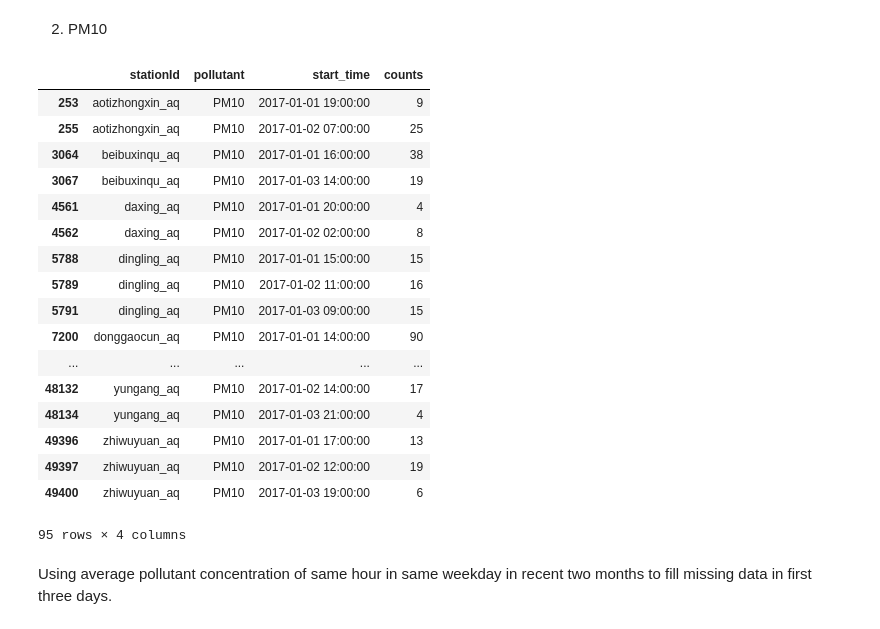
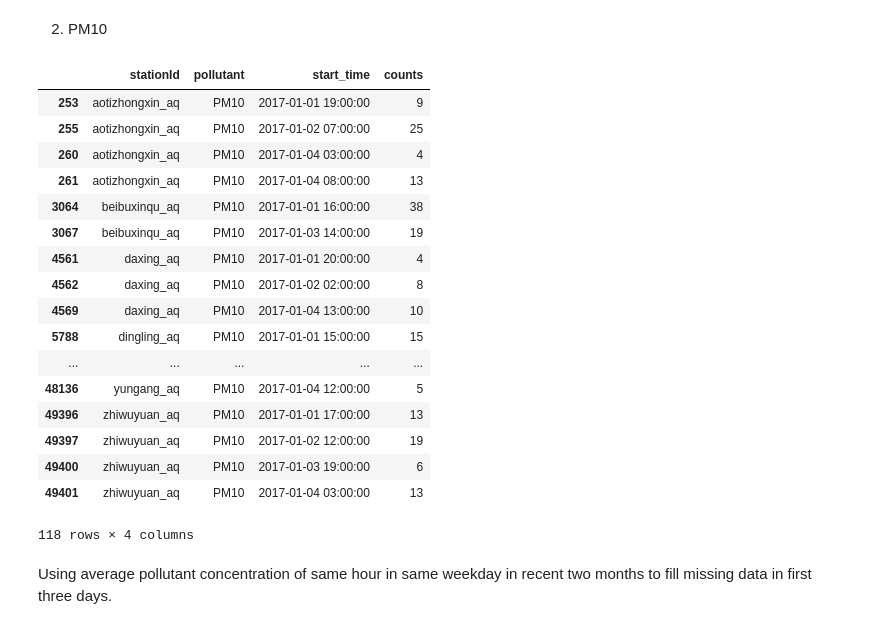
Before and after one commit to JulieYao0754/5002_GroupProject, a Jupyter notebook: Air_Quality_Preprocessing.ipynb, the cells around one changed output. Drawn from its saved outputs; the diff is of its cells as text; code cells hidden in the pictures.

```diff
--- a/Air_Quality_Preprocessing.ipynb
+++ b/Air_Quality_Preprocessing.ipynb
@@ -651,26 +657,26 @@ fill_firstdays(air_quality, 'PM2.5')
 # %%
 lost_hour_record[(lost_hour_record['pollutant']=='PM10') & \
                  (lost_hour_record['counts']>3) & \
-                 (lost_hour_record['start_time']<='2017-01-04 00:00:00')]
+                 (lost_hour_record['start_time']<='2017-01-04 14:00:00')]
 # %% [output]
 |  | stationId | pollutant | start_time | counts |
 | 253 | aotizhongxin_aq | PM10 | 2017-01-01 19:00:00 | 9 |
 | 255 | aotizhongxin_aq | PM10 | 2017-01-02 07:00:00 | 25 |
+| 260 | aotizhongxin_aq | PM10 | 2017-01-04 03:00:00 | 4 |
+| 261 | aotizhongxin_aq | PM10 | 2017-01-04 08:00:00 | 13 |
 | 3064 | beibuxinqu_aq | PM10 | 2017-01-01 16:00:00 | 38 |
 | 3067 | beibuxinqu_aq | PM10 | 2017-01-03 14:00:00 | 19 |
 | 4561 | daxing_aq | PM10 | 2017-01-01 20:00:00 | 4 |
 | 4562 | daxing_aq | PM10 | 2017-01-02 02:00:00 | 8 |
+| 4569 | daxing_aq | PM10 | 2017-01-04 13:00:00 | 10 |
 | 5788 | dingling_aq | PM10 | 2017-01-01 15:00:00 | 15 |
-| 5789 | dingling_aq | PM10 | 2017-01-02 11:00:00 | 16 |
-| 5791 | dingling_aq | PM10 | 2017-01-03 09:00:00 | 15 |
-| 7200 | donggaocun_aq | PM10 | 2017-01-01 14:00:00 | 90 |
 | ... | ... | ... | ... | ... |
-| 48132 | yungang_aq | PM10 | 2017-01-02 14:00:00 | 17 |
-| 48134 | yungang_aq | PM10 | 2017-01-03 21:00:00 | 4 |
+| 48136 | yungang_aq | PM10 | 2017-01-04 12:00:00 | 5 |
 | 49396 | zhiwuyuan_aq | PM10 | 2017-01-01 17:00:00 | 13 |
 | 49397 | zhiwuyuan_aq | PM10 | 2017-01-02 12:00:00 | 19 |
 | 49400 | zhiwuyuan_aq | PM10 | 2017-01-03 19:00:00 | 6 |
+| 49401 | zhiwuyuan_aq | PM10 | 2017-01-04 03:00:00 | 13 |
-95 rows × 4 columns
+118 rows × 4 columns
 # %% [markdown]
 Using average pollutant concentration of same hour in same weekday in recent two months to fill missing data in first three days.
 # %%
```
Also changed, not shown: parts of 16 cells of this notebook.
